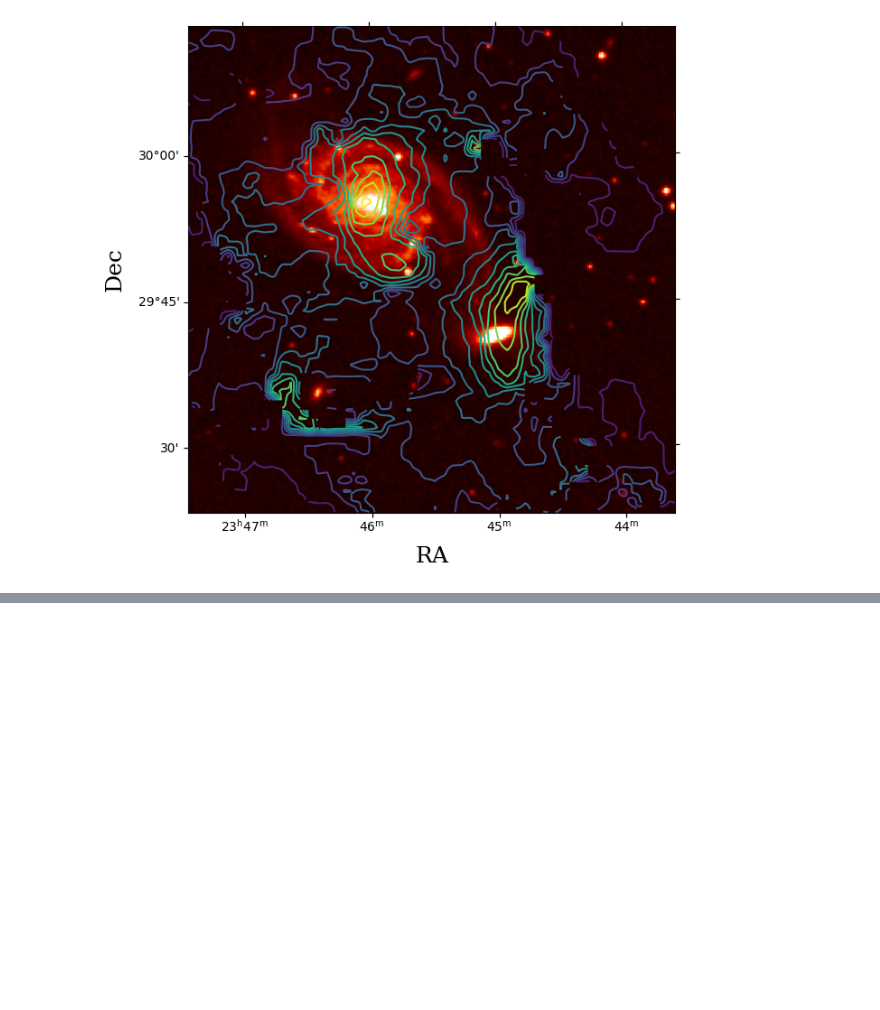
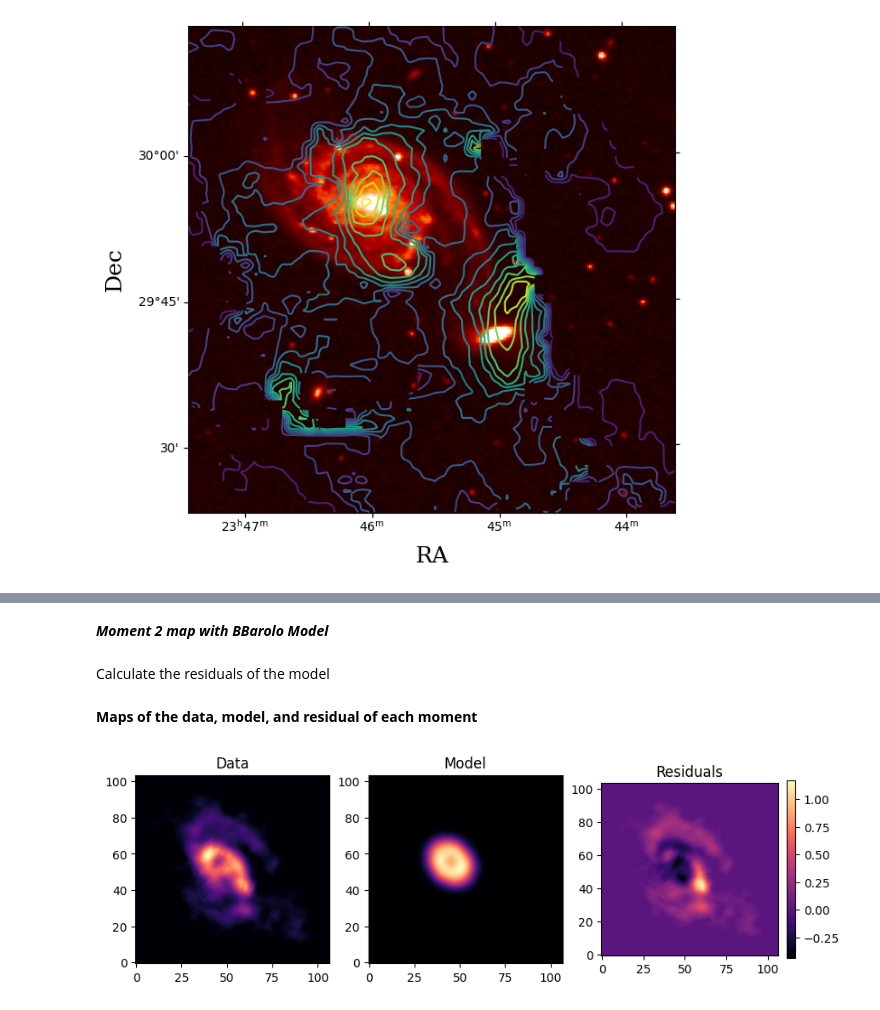
Before and after one commit to AnyelTars/Arp86-Galaxy-System, a Jupyter notebook: NGC7753/moment_maps-ngc7753.ipynb, the cells around one changed output, grey strips where cells are left out. Drawn from its saved outputs; the diff is of its cells as text; code cells hidden in the pictures; blank space fills up the shorter version.

Commit message:
I Added the BBarolo model

```diff
--- a/NGC7753/moment_maps-ngc7753.ipynb
+++ b/NGC7753/moment_maps-ngc7753.ipynb
@@ -255,0 +257,6 @@ plt.show()
+# %%
+file_model = "/output/SoFiA_J234703.61+292835.6/SoFiA_J234703.61+292835.6mod_azim.fits"
+# %%
+hdul_model = fits.open(directory + file_model)
+header_model = hdul_model[0].header
+data_model = hdul_model[0].data
@@ -255,0 +265,2 @@ plt.show()
+# %%
+mom0_dat_model = np.nansum(data_model,axis=0)*abs(header_model['CDELT3'])/1000
@@ -255,0 +271,2 @@ plt.show()
+# %% [markdown]
+***Moment 2 map with BBarolo Model***
@@ -255,0 +275,22 @@ plt.show()
+# %% [markdown]
+Calculate the residuals of the model
+# %%
+residual_mom0 = mom0_dat -mom0_dat_model
+residual_mom1 = computed_mom1_dat - mom1_dat_model
+residual_mom2 = computed_mom2_dat - mom2_dat_model
+# %% [markdown]
+**Maps of the data, model, and residual of each moment**
+# %%
+
+fig, axs = plt.subplots(1, 3, figsize=(10, 17))
+im1 = axs[0].imshow(mom0_dat, cmap='magma')
+axs[0].set_title('Data')
+im2 = axs[1].imshow(mom0_dat_model, cmap='magma')
+axs[1].set_title('Model')
+im3 = axs[2].imshow(residual_mom0, cmap='magma')
+axs[2].set_title('Residuals')
+cbar = fig.colorbar(im3, ax=axs[2], fraction=0.046, pad=0.04)
+for ax in axs:
+    ax.invert_yaxis()
+# %% [output]
+[figure, added]
```
Also changed, not shown: parts of 13 cells of this notebook.
